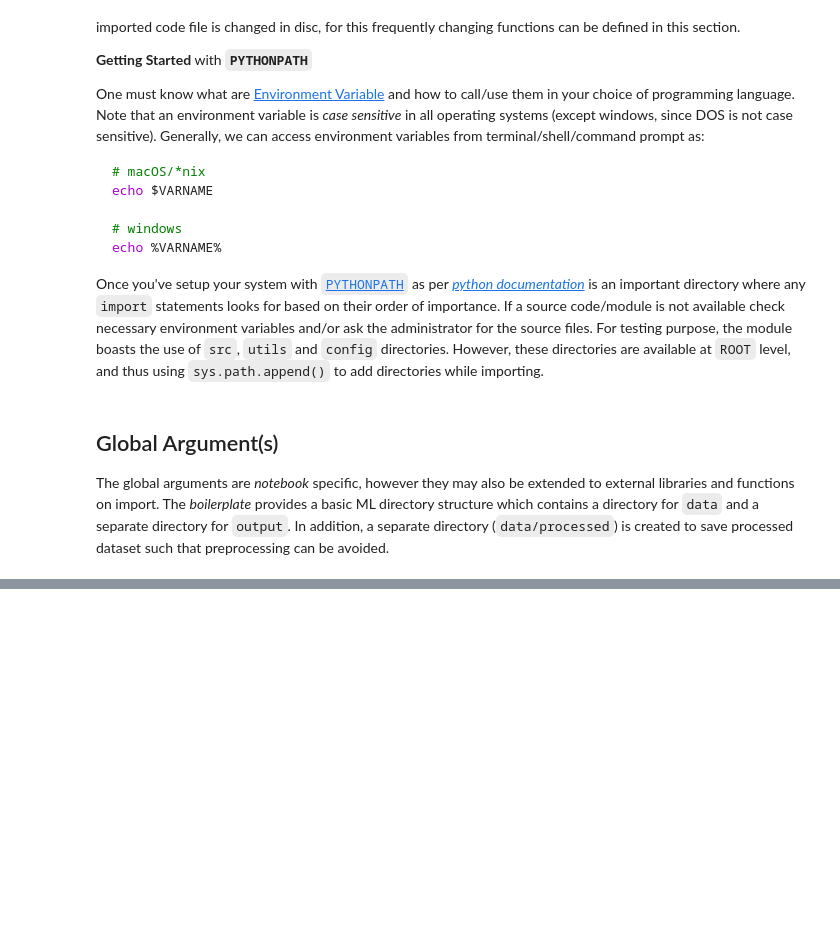
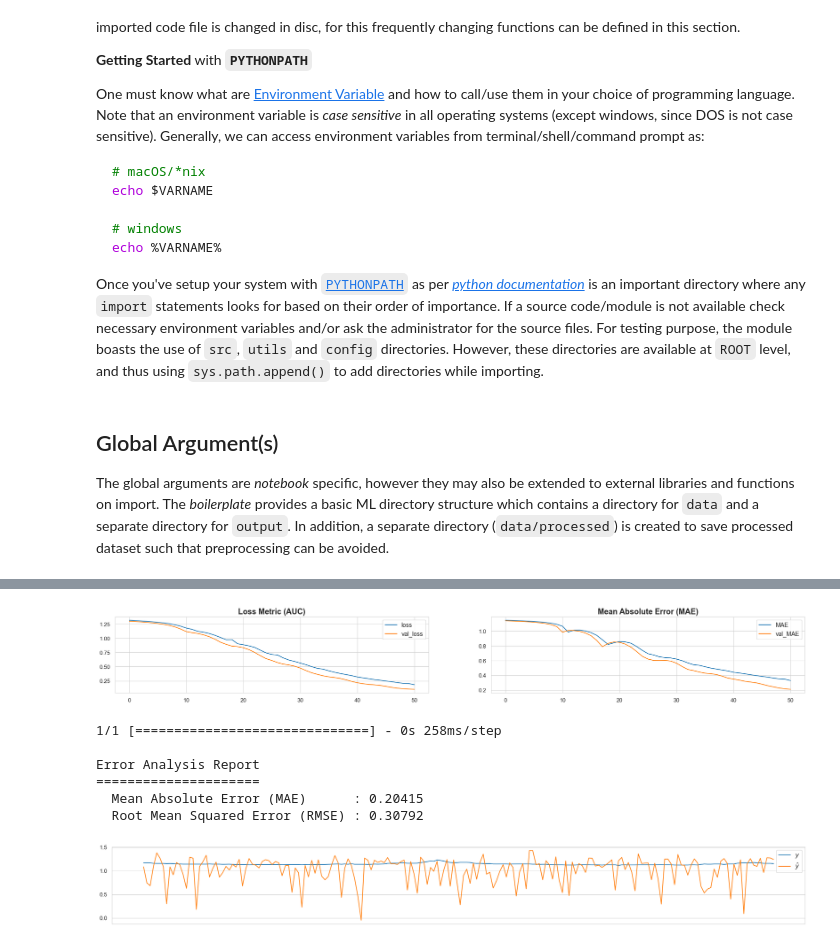
Before and after one commit to neuralNOD/nn-core, a Jupyter notebook: notebooks/Basic LSTM Approach to Predict MCP using Univariate Approach.ipynb, the cells around one changed output, grey strips where cells are left out. Drawn from its saved outputs; the diff is of its cells as text; code cells hidden in the pictures; blank space fills up the shorter version.

Commit message:
🎉 add methods for bare minimal approach

```diff
--- a/notebooks/Basic LSTM Approach to Predict MCP using Univariate Approach.ipynb
+++ b/notebooks/Basic LSTM Approach to Predict MCP using Univariate Approach.ipynb
@@ -148,0 +303,16 @@ A typical machine learning project revolves around six important stages (as avai
+# %%
+# https://ai.stackexchange.com/a/3162
+# https://stackoverflow.com/a/59073430
+# https://stackoverflow.com/a/58868383
+# https://datascience.stackexchange.com/a/65079
+# https://datascience.stackexchange.com/a/18049
+# https://datascience.stackexchange.com/q/12964
+# conf. paper (word cloud proj.) https://ieeexplore.ieee.org/document/9132839
+# tensorflow layer not using cuDNN https://stackoverflow.com/q/68844792/6623589
+
+model = BareLSTM(
+    input_shape = (n_lookback, 1), # ⚠ for univariate shape is always `(-1, 1)`
+    output_shape = n_forecast, # 💿 high network will throw resource error
+    activation = ACTIVATION_FUNCTION
+).get_2_layer_lstm(units = [128, 32])
+model.summary(line_length = 127)
@@ -148,0 +339,10 @@ A typical machine learning project revolves around six important stages (as avai
+# %%
+trainer = base(model)
+trainer.compile(
+    optimizer = tf.keras.optimizers.Adam(learning_rate = LR_START, amsgrad = True),
+    loss = tf.keras.losses.MeanSquaredError(name = "loss"),
+    metrics = [tf.keras.metrics.RootMeanSquaredError(name = "RMSE"), tf.keras.metrics.MeanAbsoluteError(name = "MAE")]
+)
+
+# get the history from `.train` method
+history = trainer.train(x = x_train, y = y_train, num_epochs = NUM_EPOCHS)
@@ -148,0 +367,48 @@ A typical machine learning project revolves around six important stages (as avai
+# %%
+plt.figure(figsize = (27, 3))
+
+plt.subplot(121)
+plt.plot(history.history["loss"], label = "loss")
+plt.plot(history.history["val_loss"], label = "val_loss")
+
+plt.title("Loss Metric (AUC)")
+plt.legend()
+
+plt.subplot(122)
+plt.plot(history.history["MAE"], label = "MAE")
+plt.plot(history.history["val_MAE"], label = "val_MAE")
+
+plt.title("Mean Absolute Error (MAE)")
+plt.legend()
+plt.show()
+# %% [output]
+[figure, added]
+# %%
+y_predicted = trainer.model.predict(test_data.reshape(-1, n_lookback, 1))[0]
+
+# calculate the mae and rmse loss for the model as:
+print(f"""
+Error Analysis Report
+=====================
+  Mean Absolute Error (MAE)      : {MAE(y_actual_, y_predicted):.5f}
+  Root Mean Squared Error (RMSE) : {MSE(y_actual_, y_predicted, squared = False):.5f}
+""")
+# %% [output]
+1/1 [==============================] - 0s 258ms/step
+
+Error Analysis Report
+=====================
+  Mean Absolute Error (MAE)      : 0.20415
+  Root Mean Squared Error (RMSE) : 0.30792
+# %%
+plt.figure(figsize = (27, 3))
+
+plt.plot(y_actual_, label = "$y$")
+plt.plot(y_predicted, label = "$\hat{y}$")
+
+plt.xticks([]) # close for now
+
+plt.legend()
+plt.show()
+# %% [output]
+[figure, added]
```
Also changed, not shown: parts of 22 cells of this notebook, 1 other file.
